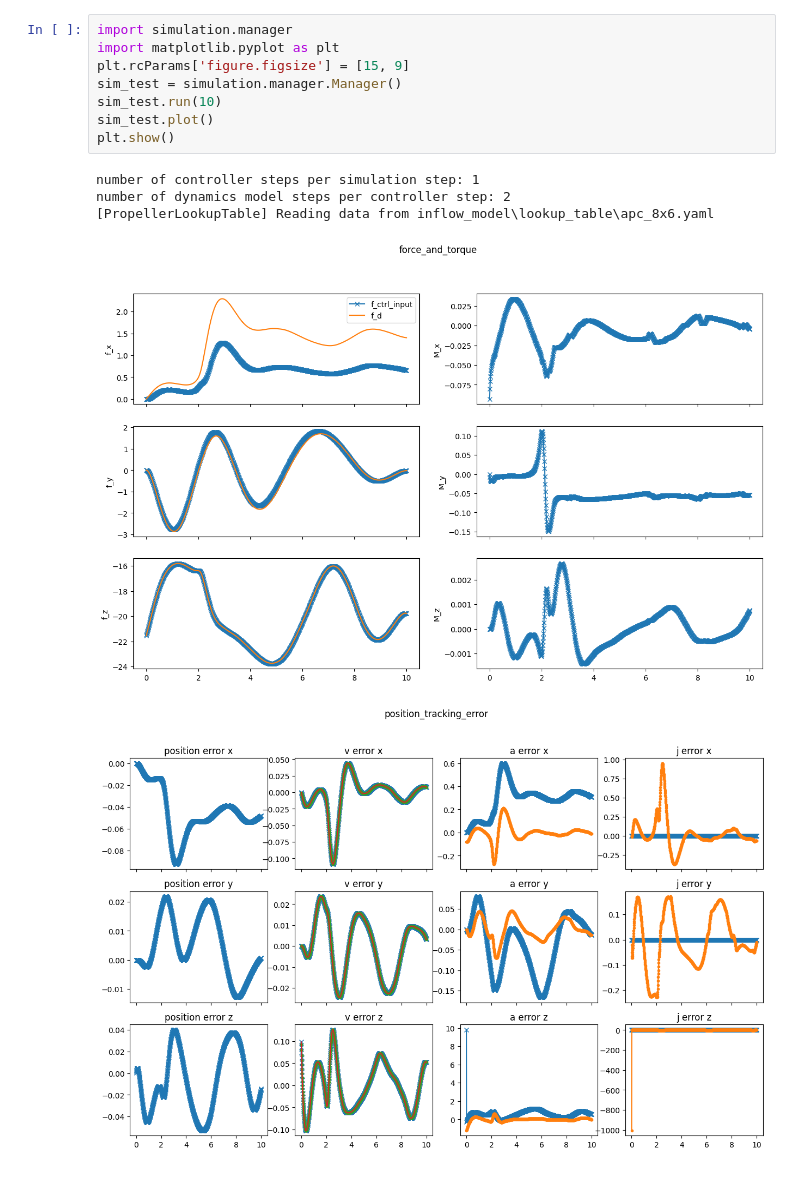
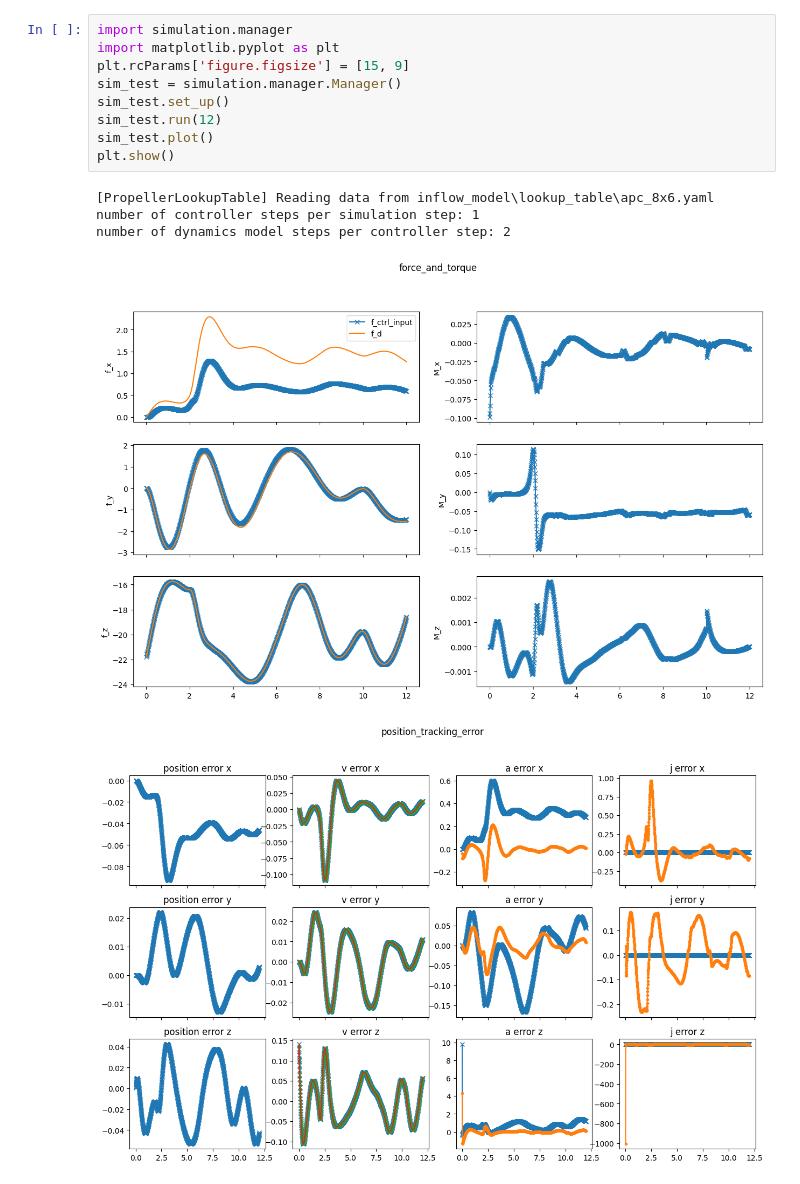
Before and after one commit to zzzzzzhym/DroneSimulator, a Jupyter notebook: demo.ipynb, the cells around one changed output. Cells and saved outputs as stored; diff of their text form.

```diff
--- a/demo.ipynb
+++ b/demo.ipynb
@@ -1,14 +1,15 @@
 # %%
 import simulation.manager
 import matplotlib.pyplot as plt
 plt.rcParams['figure.figsize'] = [15, 9]
 sim_test = simulation.manager.Manager()
-sim_test.run(10)
+sim_test.set_up()
+sim_test.run(12)
 sim_test.plot()
 plt.show()
 # %% [output]
+[PropellerLookupTable] Reading data from inflow_model\lookup_table\apc_8x6.yaml
 number of controller steps per simulation step: 1
 number of dynamics model steps per controller step: 2
-[PropellerLookupTable] Reading data from inflow_model\lookup_table\apc_8x6.yaml
-[figure, old version]
+[figure, new version]
-[figure, old version]
+[figure, new version]
```
Also changed, not shown: parts of 1 cell of this notebook, 52 other files.
